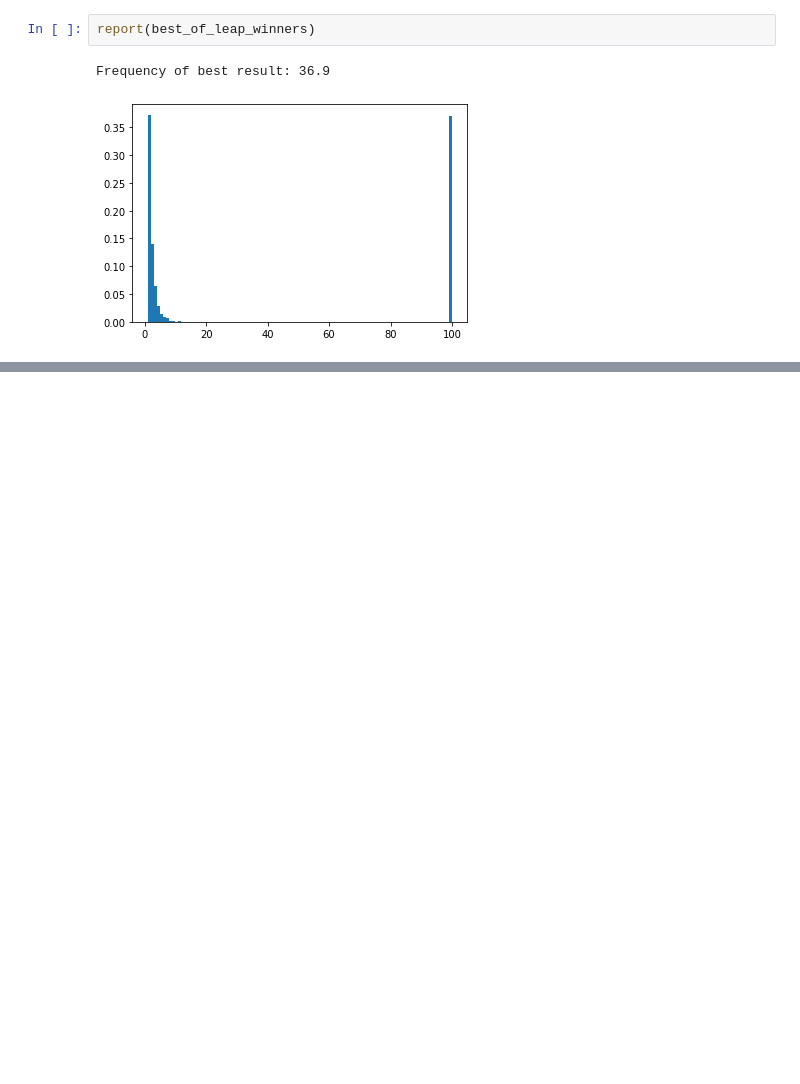
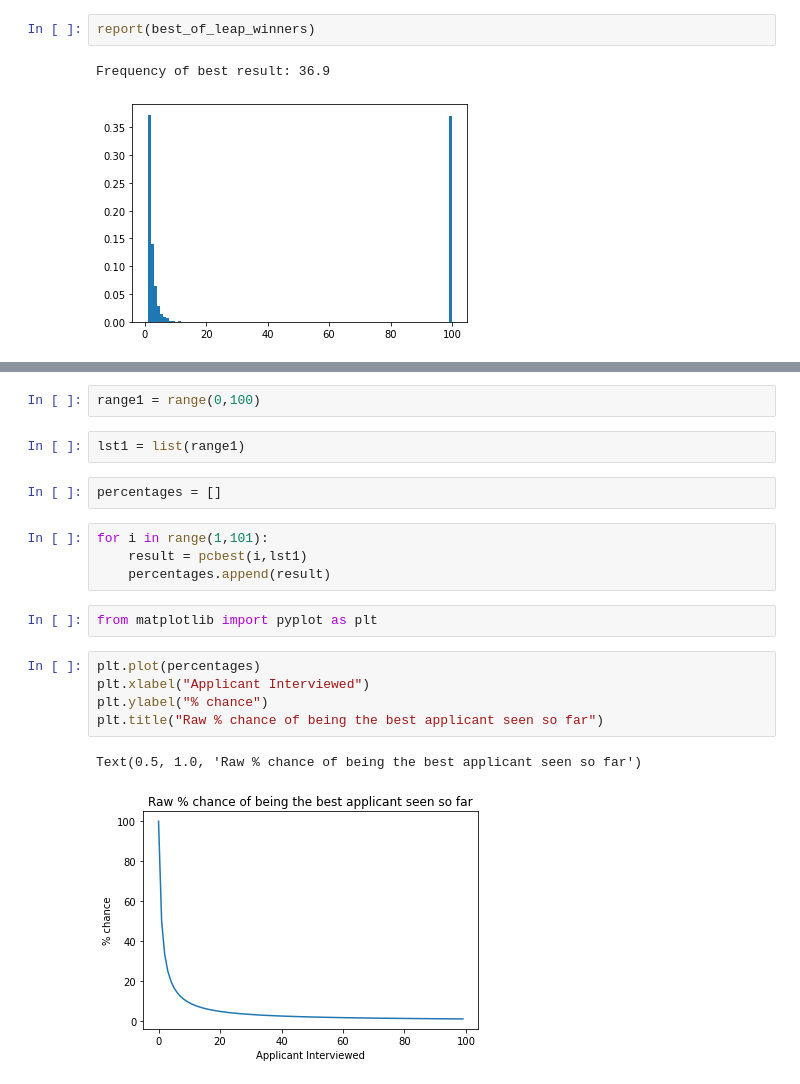
Before and after one commit to Robert-Kilduff/Secretary_problem, a Jupyter notebook: Secretary_problem.ipynb, the cells around one changed output, grey strips where cells are left out. Drawn from its saved outputs; the diff is of its cells as text; blank space fills up the shorter version.

Commit message:
Modified
Added general graphing and generalised the strategies for a looping function

```diff
--- a/Secretary_problem.ipynb
+++ b/Secretary_problem.ipynb
@@ -63,0 +69,20 @@ Frequency of best result: 36.9
+# %%
+range1 = range(0,100)
+# %%
+lst1 = list(range1)
+# %%
+percentages = []
+# %%
+for i in range(1,101):
+    result = pcbest(i,lst1)
+    percentages.append(result)
+# %%
+from matplotlib import pyplot as plt
+# %%
+plt.plot(percentages)
+plt.xlabel("Applicant Interviewed")
+plt.ylabel("% chance")
+plt.title("Raw % chance of being the best applicant seen so far")
+# %% [output]
+Text(0.5, 1.0, 'Raw % chance of being the best applicant seen so far')
+[figure, added]
```
Also changed, not shown: parts of 5 cells of this notebook, 1 other file.
